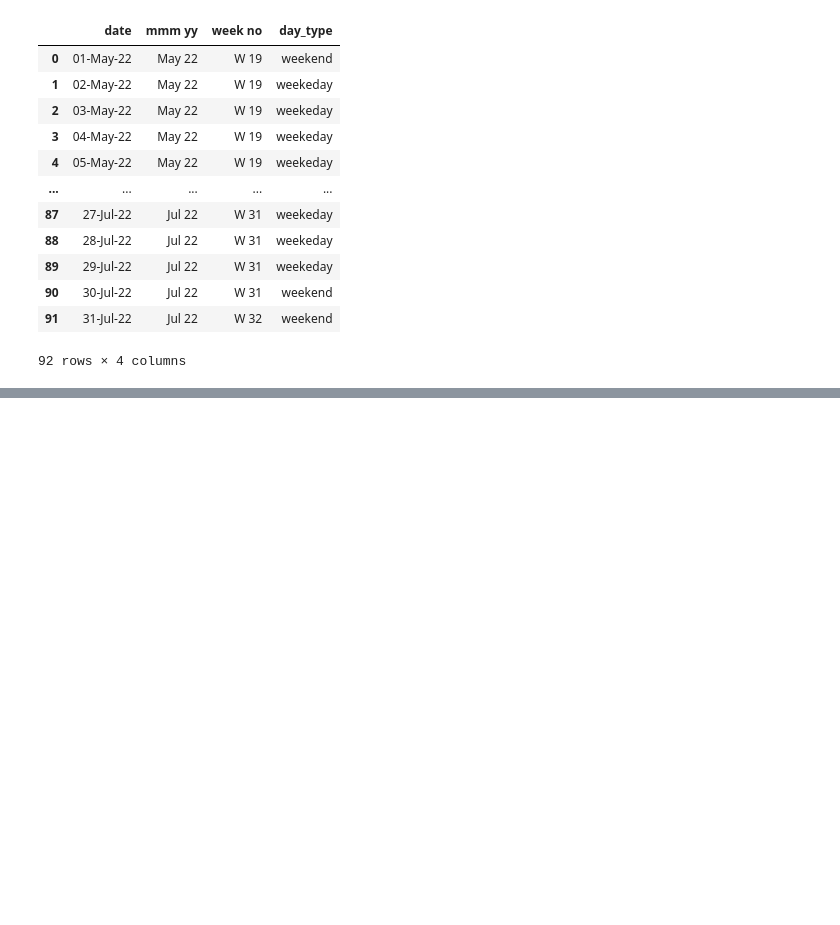
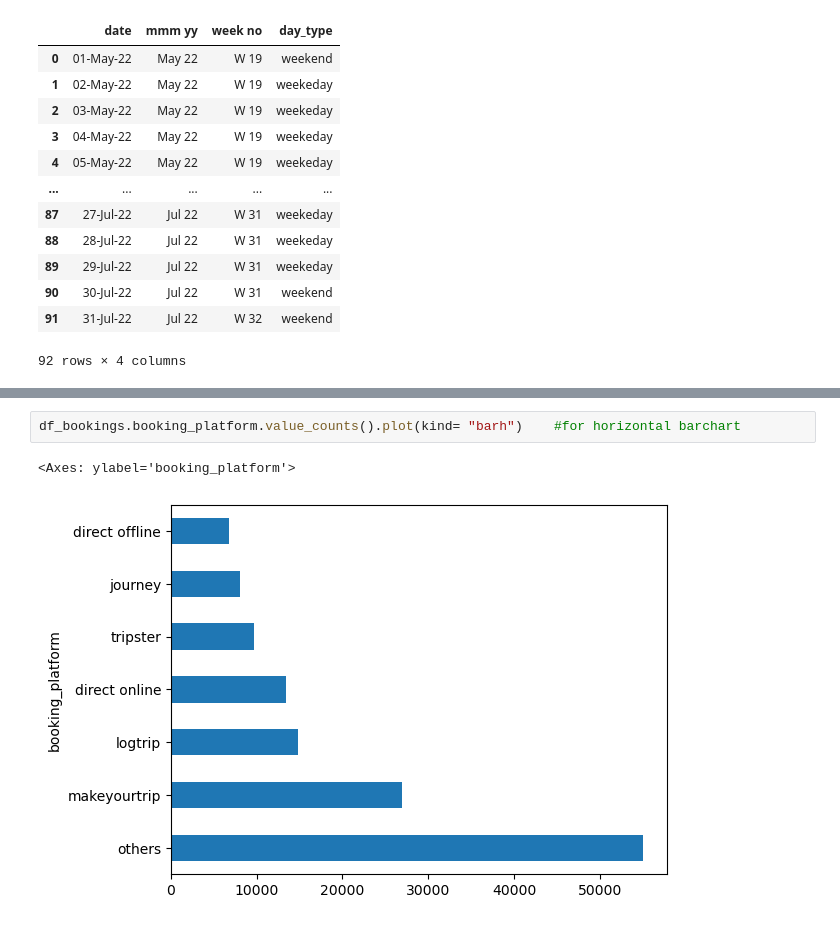
Before and after one commit to azeem932356/Hospitality-Revenue-Analysis, a Jupyter notebook: hospitality_analysis.ipynb, the cells around one changed output, grey strips where cells are left out. Drawn from its saved outputs; the diff is of its cells as text; blank space fills up the shorter version.

```diff
--- a/hospitality_analysis.ipynb
+++ b/hospitality_analysis.ipynb
@@ -26,0 +72,5 @@ pd.read_csv("Datasets/dim_date.csv")
+# %%
+df_bookings.booking_platform.value_counts().plot(kind= "barh")    #for horizontal barchart
+# %% [output]
+<Axes: ylabel='booking_platform'>
+[figure, added]
```
Also changed, not shown: parts of 18 cells of this notebook, 1 other file.
